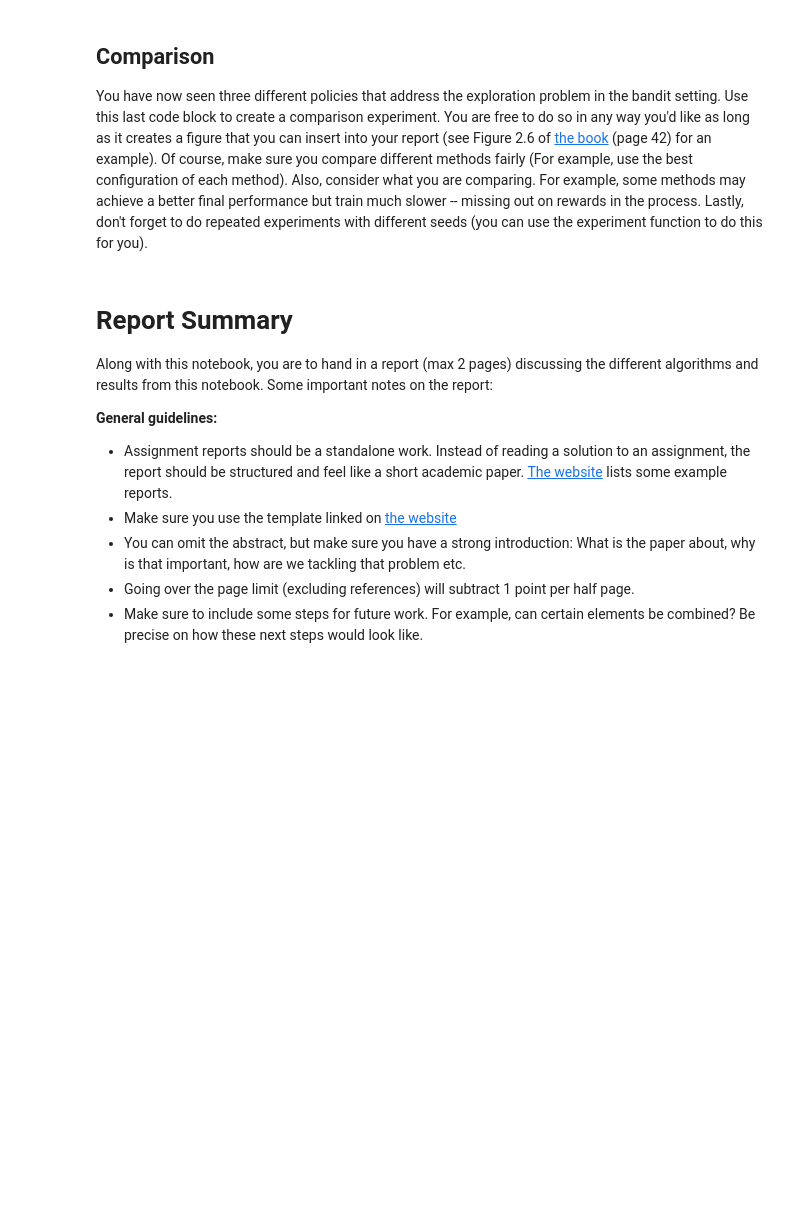
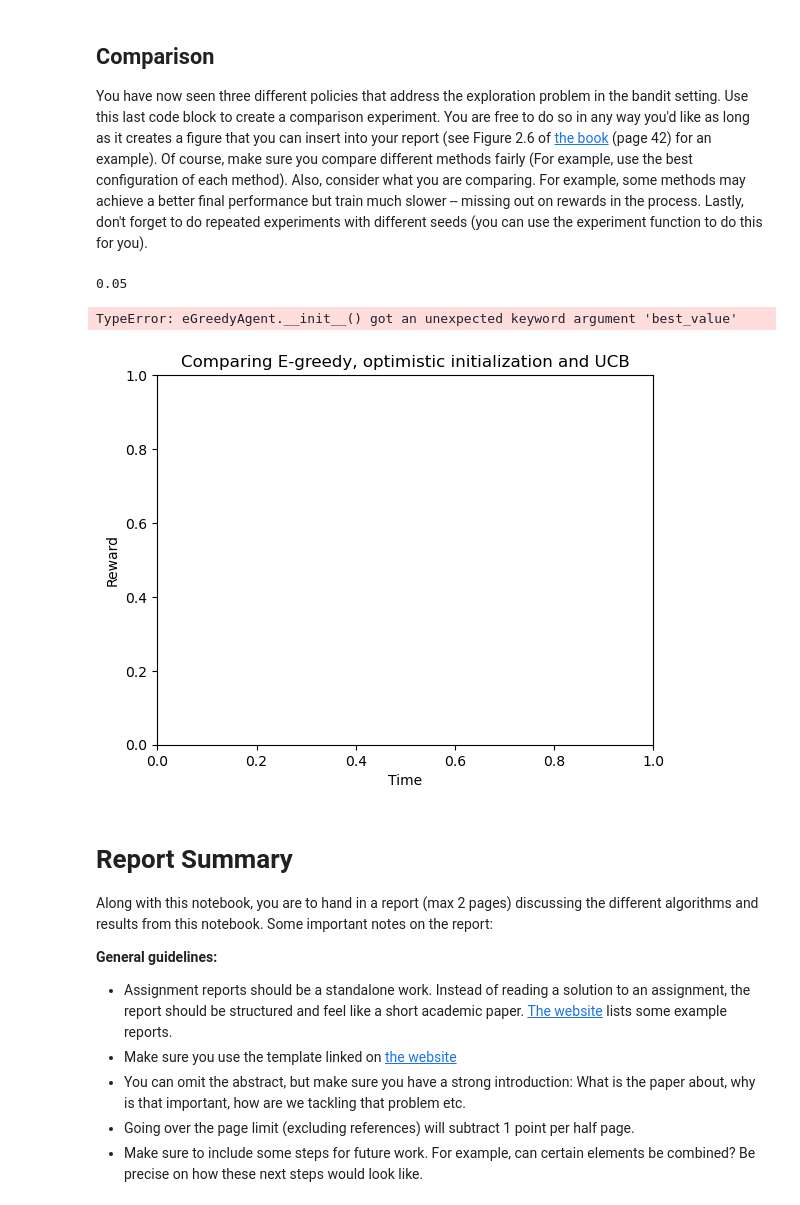
Before and after one commit to RyanRamdhan/RL_Assignment1, a Jupyter notebook: RL_Bachelor_Assignment_1A.ipynb, the cells around one changed output. Saved outputs shown, nothing was run; the diff lists cells and outputs as text; code cells hidden in the pictures; blank space fills up the shorter version.

```diff
--- a/RL_Bachelor_Assignment_1A.ipynb
+++ b/RL_Bachelor_Assignment_1A.ipynb
@@ -469,3 +477,21 @@ You have now seen three different policies that address the exploration problem
+# %%
+plot = LearningCurvePlot("Comparing E-greedy, optimistic initialization and UCB")
+agent_list = [eGreedyAgent, OptimisticInitializationAgent, UCBAgent]
+best_values = [0.05, 0.6, 0.25]
+i = 0
+print(best_values[i])
+for agent in agent_list:
+    experiment(
+        plot,
+        agent,
+        label=f"hyperparameter: {best_values[i]}",
+        best_value= best_values[i]
+    )
+    i+= 1
+# %% [output]
+0.05
+TypeError: eGreedyAgent.__init__() got an unexpected keyword argument 'best_value'
+[figure, added]
 # %% [markdown]
 # Report Summary
 
```
Also changed, not shown: parts of 2 cells of this notebook.
